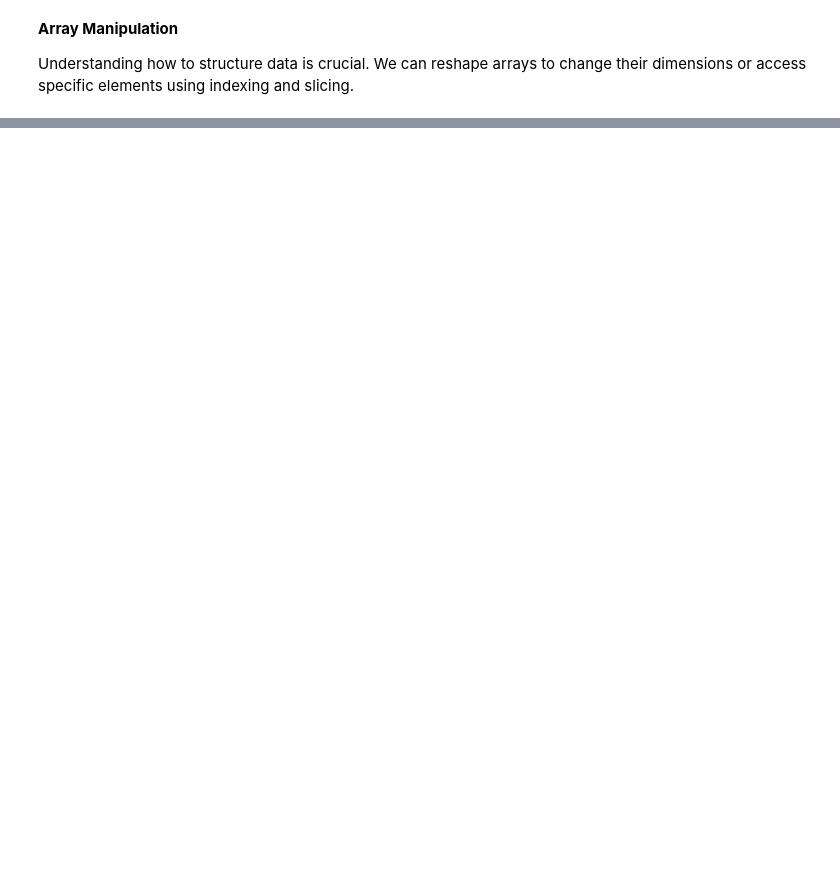
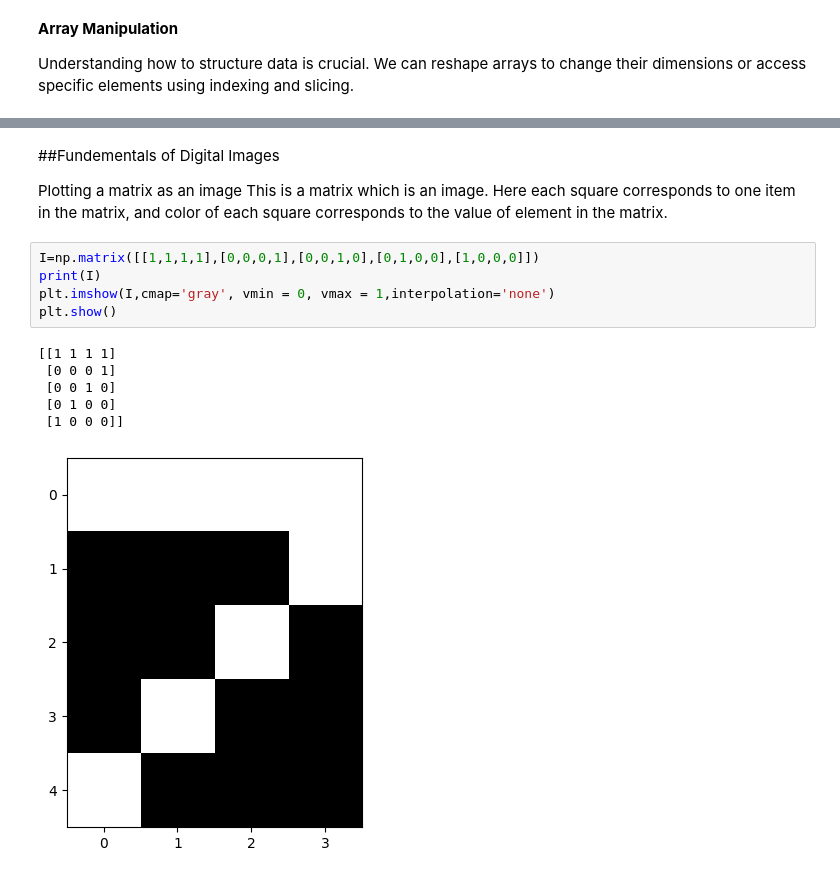
Before and after one commit to jesteenaec2529-collab/s2codebase, a Jupyter notebook: Experiment2.ipynb, the cells around one changed output, grey strips where cells are left out. Cells and saved outputs as stored; diff of their text form; blank space fills up the shorter version.

```diff
--- a/Experiment2.ipynb
+++ b/Experiment2.ipynb
@@ -159,0 +274,16 @@ plt.show()
+# %% [markdown]
+##Fundementals of Digital Images
+
+Plotting a matrix as an image This is a matrix which is an image. Here each square corresponds to one item in the matrix, and color of each square corresponds to the value of element in the matrix.
+# %%
+I=np.matrix([[1,1,1,1],[0,0,0,1],[0,0,1,0],[0,1,0,0],[1,0,0,0]])
+print(I)
+plt.imshow(I,cmap='gray', vmin = 0, vmax = 1,interpolation='none')
+plt.show()
+# %% [output]
+[[1 1 1 1]
+ [0 0 0 1]
+ [0 0 1 0]
+ [0 1 0 0]
+ [1 0 0 0]]
+[figure, added]
```
Also changed, not shown: parts of 41 cells of this notebook.
